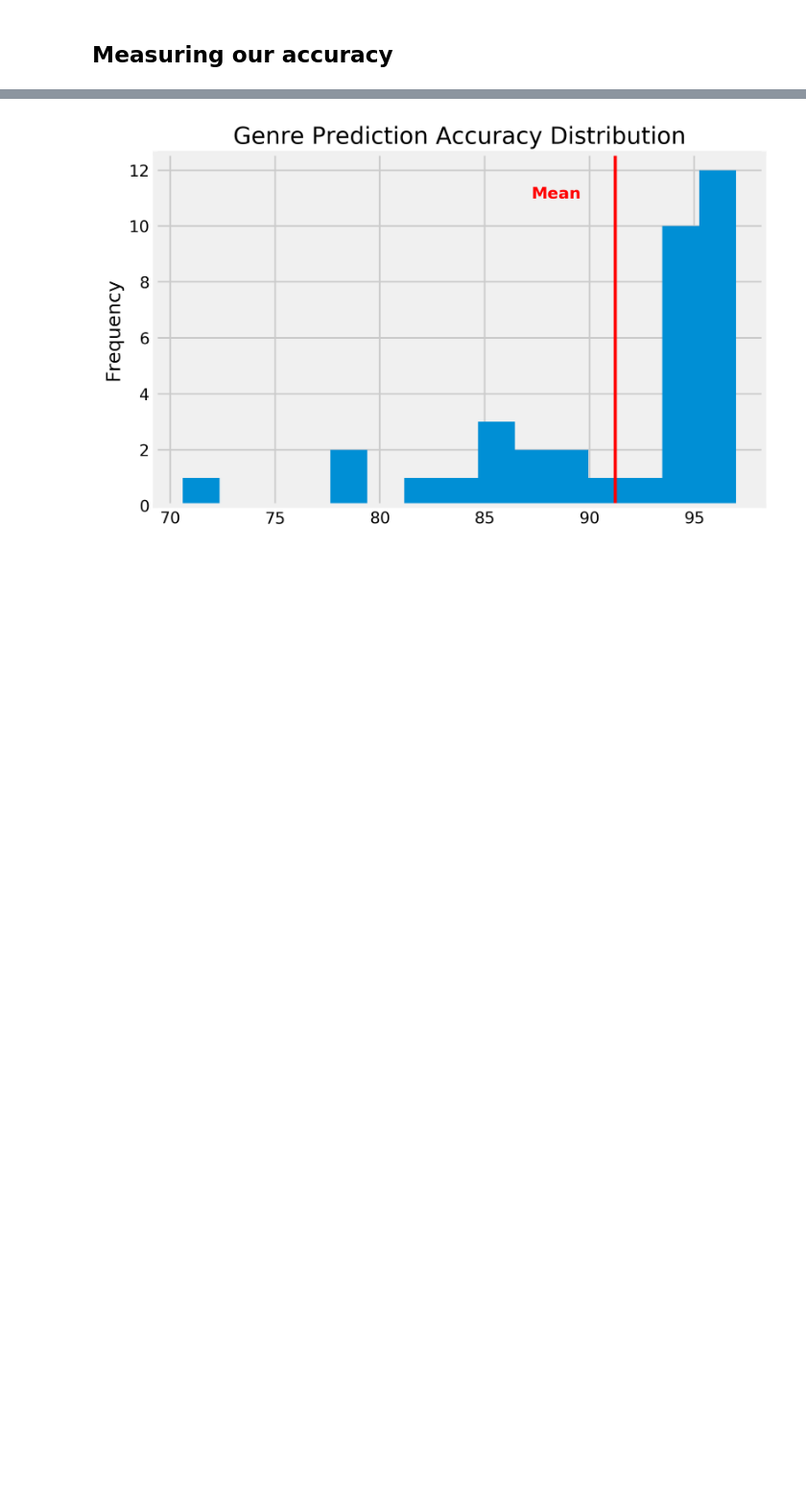
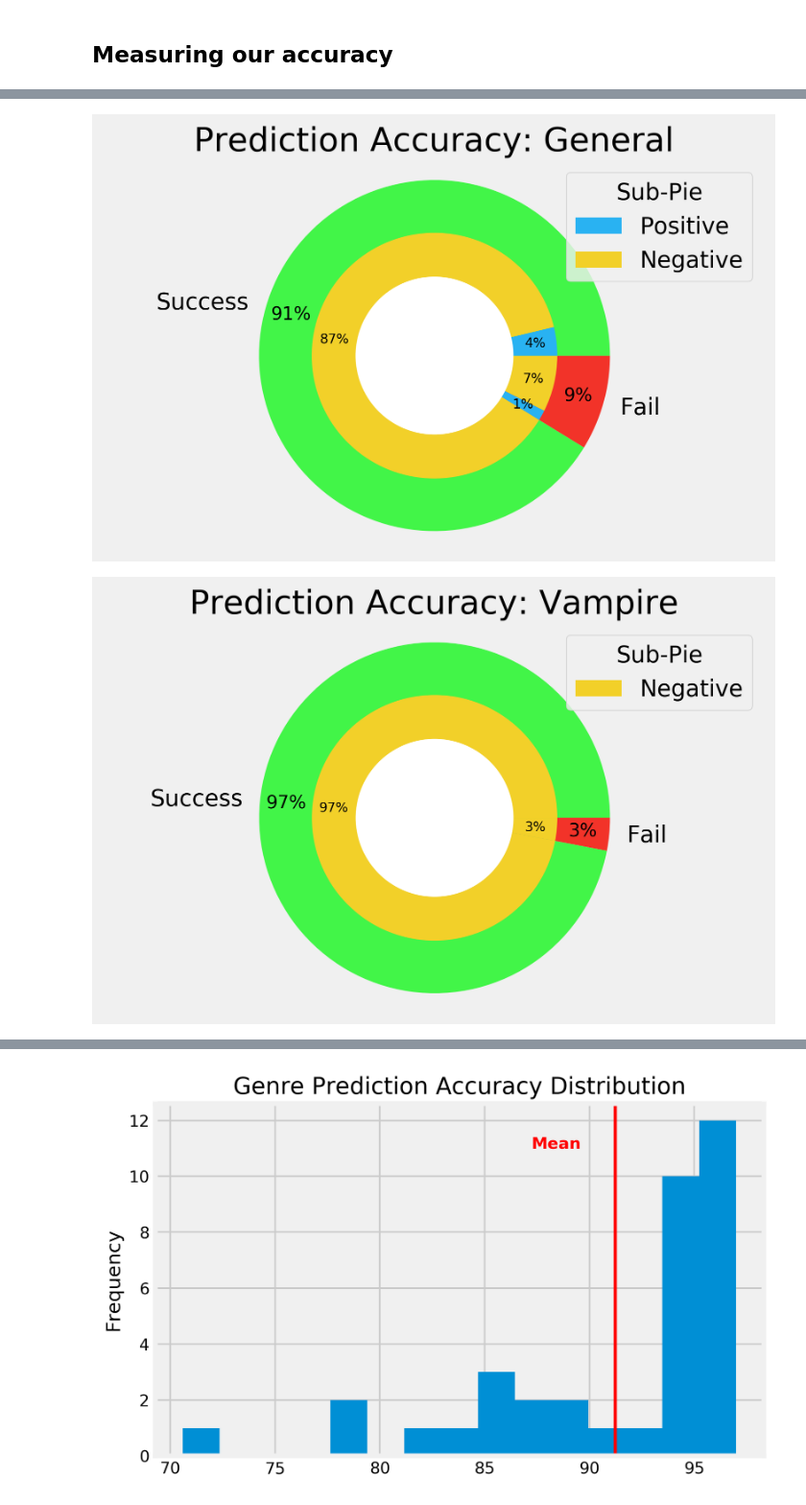
Before and after one commit to MaximeBastion/Anime_Classifier_Bayes, a Jupyter notebook: Anime_Classifier_Bayes.ipynb, the cells around one changed output, grey strips where cells are left out. Shown at 96% size. Saved outputs shown, nothing was run; the diff lists cells and outputs as text; code cells hidden in the pictures; blank space fills up the shorter version.

```diff
--- a/Anime_Classifier_Bayes.ipynb
+++ b/Anime_Classifier_Bayes.ipynb
@@ -730,0 +742,78 @@ accuracy_pie(accuracy_df.iloc[-1])   # Worst Accuracy
+# %%
+import matplotlib as mpl
+import matplotlib.pyplot as plt
+import matplotlib.style as style
+
+%matplotlib inline
+mpl.rcParams['figure.dpi']= 300    # tells matplotlib to display inline plots at 300 DPI
+mpl.rc("savefig", dpi = 300)       # tells matplotlib to save plots at 300 DPI
+style.use("fivethirtyeight")
+
+# Returns true if a word is in any of the strings in a list of strings
+def word_in_list(word, list_of_strings):
+    # we create an array of boolean values defined by wether or not the word is in each string
+    # if we have at least one True in this list, it means that we found it at least once
+    return True if True in [word in e for e in list_of_strings] else False
+
+# Draw a nested pie chart describing the components of an accuracy.
+# line_as_series = line of the accuracy df. Could be a generated line (mean line)
+def accuracy_pie(line_as_series):
+    color_h = {"green": "#42f548", "red": "#f23329", "cyan": "#29b2f2", "yellow": "#f2d029"}
+
+    # Main pie data: Success proportion vs Fail proportion
+    labels = ["Success", "Fail"]
+    sizes = [line_as_series.accuracy, 100 - line_as_series.accuracy]
+    colors = [color_h["green"], color_h["red"]]
+
+    # Sub-pie data: True Positive proportion, True Negative proportion, False Positive Proportion, False Negative proportion
+    sub_labels = ["True Positive", "True Negative", "False Positive", "False Negative"]
+    sub_sizes = [line_as_series.true_positive, line_as_series.true_negative,
+                    line_as_series.false_positive, line_as_series.false_negative]
+    sub_colors = [color_h["cyan"], color_h["yellow"], color_h["cyan"], color_h["yellow"]]
+    # Among the 4 items, we only display those which will display as at least .5%, otherwise it displays a useless 0%
+    labels_subpie = []
+    sizes_subpie = []
+    colors_subpie = []
+    item_data = {}
+    for i in range(4):
+        if sub_sizes[i] > 0.49:
+            labels_subpie.append(sub_labels[i])
+            sizes_subpie.append(sub_sizes[i])
+            colors_subpie.append(sub_colors[i])
+
+    # Title
+    # If the name attribute is empty, it means that the plot is on general accuracy. Otherwise it's on a particual genre
+    accuracy_type = line_as_series.name if line_as_series.name != None else "General"
+    title = "Prediction Accuracy: " + accuracy_type
+
+    # Plot
+    wedges, labels, autopct = plt.pie(sizes, labels=labels, colors=colors, startangle=0,frame=True,    # outer plot
+                                      autopct='%1.0f%%', pctdistance=0.85)
+    plt.setp(autopct, fontsize=11)
+
+    wedges, labels, autopct = plt.pie(sizes_subpie, colors=colors_subpie,radius=0.7,startangle=0,    # innter plot
+                                      autopct='%1.0f%%', pctdistance=0.825, labeldistance = .4)
+    plt.setp(labels, fontsize=6)
+    plt.setp(autopct, fontsize=8)
+
+    # Adding legend for the subpie [Positive [color] Negative [color]]
+    # We only keep the legends for which we have a representation in the plot
+    subpie_legend_labels = [word for word in ["Positive", "Negative"] if word_in_list(word, labels_subpie)]
+    plt.legend(wedges[:len(subpie_legend_labels)], subpie_legend_labels, title = "Sub-Pie")
+
+    # Drawing a circle in the middle
+    centre_circle = plt.Circle((0,0),0.45,color='black', fc='white',linewidth=0)
+    fig = plt.gcf()
+    fig.gca().add_artist(centre_circle)
+
+    plt.title(title)
+    plt.axis('equal')
+    plt.tight_layout()
+    plt.show()
+
+accuracy_pie(accuracy_df.mean())     # General Accuracy
+accuracy_pie(accuracy_df.iloc[0])    # Best Accuracy
+accuracy_pie(accuracy_df.iloc[-1])   # Worst Accuracy
+# %% [output]
+[figure, added]
+[figure, added]
```
Also changed, not shown: parts of 42 cells of this notebook.
